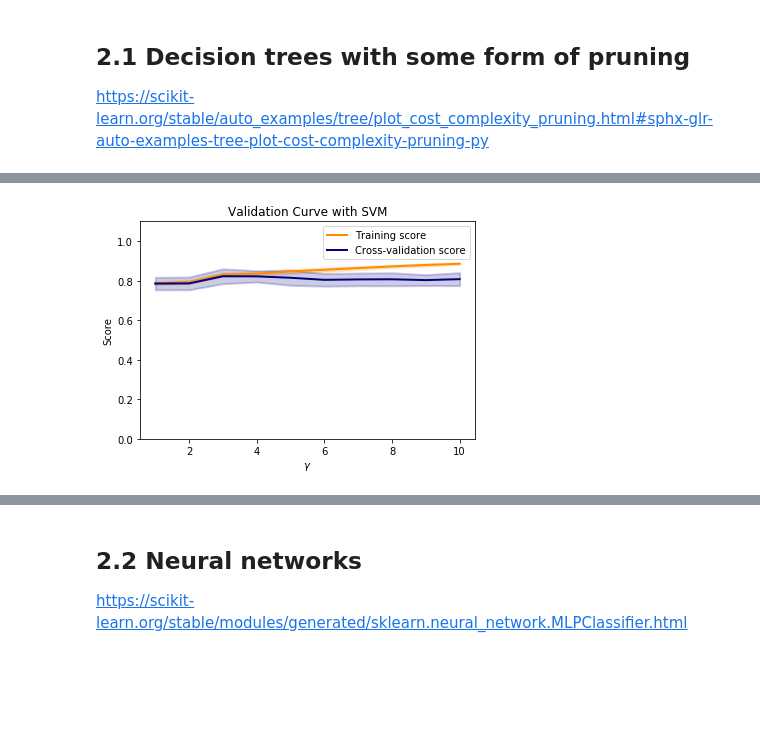
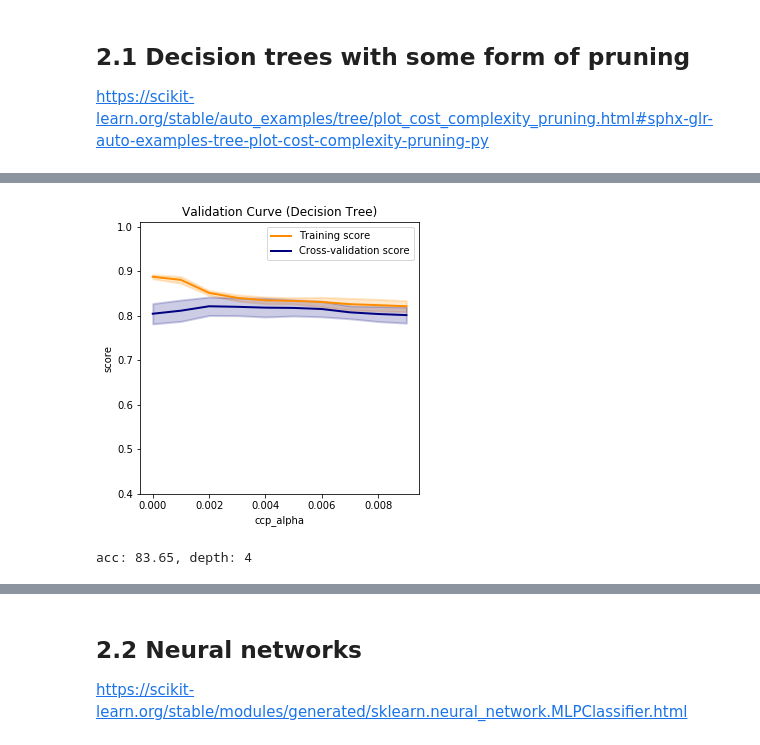
Before and after one commit to shileiphys/CS7641, a Jupyter notebook: HW1-a.ipynb, the cells around one changed output, grey strips where cells are left out. Saved outputs shown, nothing was run; the diff lists cells and outputs as text; code cells hidden in the pictures; blank space fills up the shorter version.

```diff
--- a/HW1-a.ipynb
+++ b/HW1-a.ipynb
@@ -525,36 +501,31 @@ plt.show()
-# %%
-from sklearn.model_selection import validation_curve
-
-param_range = np.arange(1, 11)#[np.arange(0, 0.002, 0.0005)]
-# train_scores, test_scores = validation_curve(
-#     clf, X_train, y_train, param_name="ccp_alpha", param_range=param_range,
-#     scoring="accuracy", n_jobs=1)
-cv = ShuffleSplit(n_splits=10, test_size=0.2, random_state=0)
-train_scores, test_scores = validation_curve(
-    clf, X_train, y_train, param_name="max_depth", param_range=param_range,cv=cv,
-    scoring="accuracy", n_jobs=1)
-
-train_scores_mean = np.mean(train_scores, axis=1)
-train_scores_std = np.std(train_scores, axis=1)
-test_scores_mean = np.mean(test_scores, axis=1)
-test_scores_std = np.std(test_scores, axis=1)
-
-plt.title("Validation Curve with SVM")
-plt.xlabel(r"$\gamma$")
-plt.ylabel("Score")
-plt.ylim(0.0, 1.1)
-lw = 2
-plt.plot(param_range, train_scores_mean, label="Training score",
-             color="darkorange", lw=lw)
-plt.fill_between(param_range, train_scores_mean - train_scores_std,
-                 train_scores_mean + train_scores_std, alpha=0.2,
-                 color="darkorange", lw=lw)
-plt.plot(param_range, test_scores_mean, label="Cross-validation score",
-             color="navy", lw=lw)
-plt.fill_between(param_range, test_scores_mean - test_scores_std,
-                 test_scores_mean + test_scores_std, alpha=0.2,
-                 color="navy", lw=lw)
-plt.legend(loc="best")
-plt.show()
-# %% [output]
-[figure, removed]
+# %%
+cv = ShuffleSplit(n_splits=10, test_size=0.2, random_state=0)
+
+param_range = np.arange(0, 0.01, 0.001)
+train_scores, test_scores = validation_curve(
+    dt_clf, X_train, y_train, param_name="ccp_alpha", param_range=param_range,
+    cv=cv, scoring="accuracy", n_jobs=2)
+
+train_scores_mean = np.mean(train_scores, axis=1)
+train_scores_std = np.std(train_scores, axis=1)
+test_scores_mean = np.mean(test_scores, axis=1)
+test_scores_std = np.std(test_scores, axis=1)
+
+train_mean_std = [train_scores_mean, train_scores_std]
+test_mean_std  = [test_scores_mean, test_scores_std]
+# %%
+## plot validation curve with max_depth
+xlabel=r"ccp_alpha"
+title="Validation Curve (Decision Tree)"
+ax = plot_validation_curve(param_range, train_mean_std, test_mean_std,
+                           title=title, ylim=(0.5, 1.02), xlabel=xlabel)
+# %% [output]
+[figure, added]
+# %%
+dt_clf = DecisionTreeClassifier(random_state=0, max_depth=10, ccp_alpha=0.005)
+dt_clf.fit(X_train, y_train)
+y_pred = dt_clf.predict(X_test)
+acc_decision_tree = round(dt_clf.score(X_train, y_train) * 100, 2)
+print('acc: %.2f, depth: %d'%(acc_decision_tree, dt_clf.get_depth()))
+# %% [output]
+acc: 83.65, depth: 4
```
Also changed, not shown: parts of 45 cells of this notebook.
